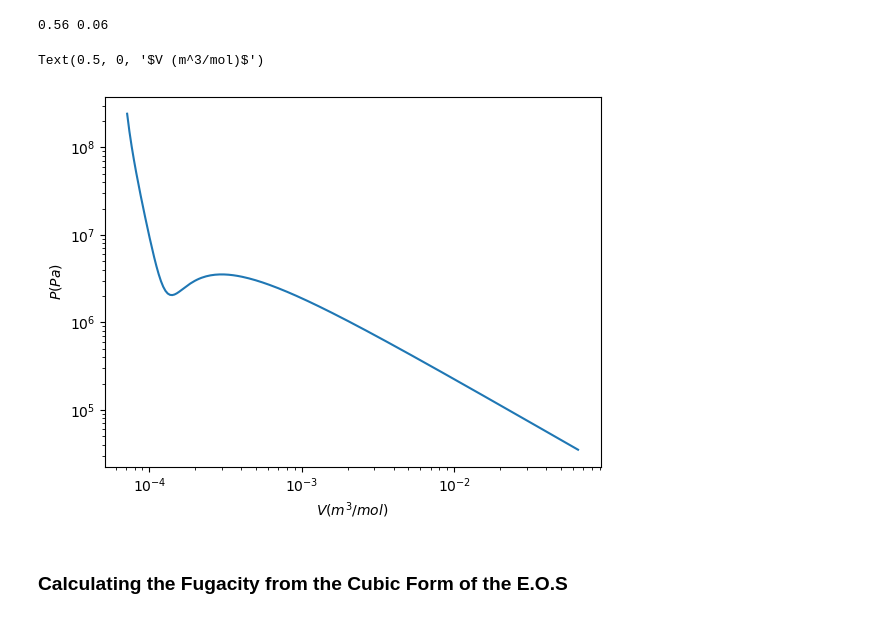
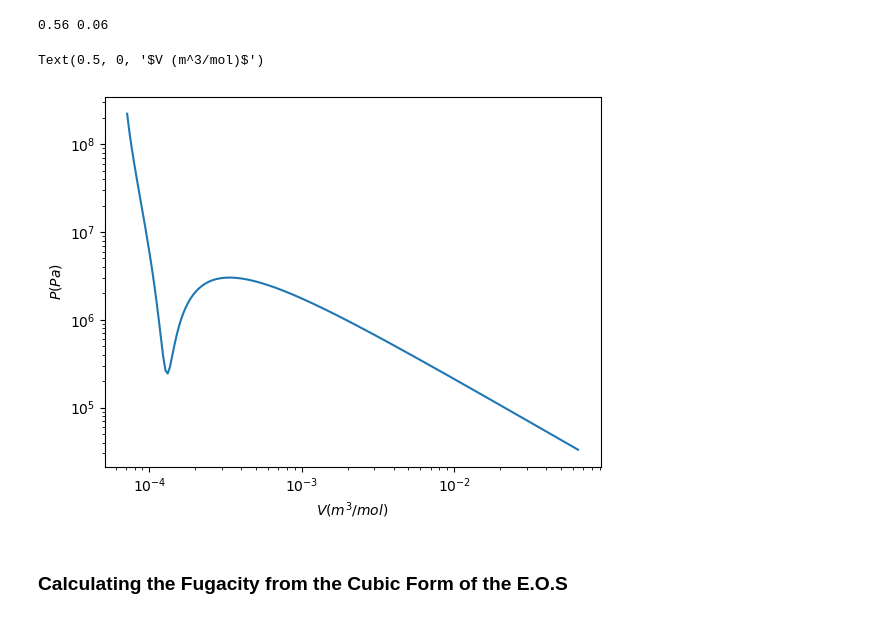
Before and after one commit to richardslaboratory/ChBE211_OER, a Jupyter notebook: _sources/Ch4/7.Constructing-Property-Diagrams.ipynb, the cells around one changed output. Cells and saved outputs as stored; diff of their text form; code cells hidden in the pictures.

```diff
--- a/_sources/Ch4/7.Constructing-Property-Diagrams.ipynb
+++ b/_sources/Ch4/7.Constructing-Property-Diagrams.ipynb
@@ -61,22 +61,22 @@ print('%3.2f'%a,'%3.2f'%(b*1000))
 # %%
 def VDW(V,T):
     '''
     V in m^3/mol
     T in K
 
     returns P in Pa
     '''
     return R*T/(V-b)-a/V**2
 
 V = np.logspace(np.log10(1.1*b), np.log10(1000*b),201)
-
-plt.plot(V,VDW(V, 0.9*Tc))
+T = 0.85*Tc
+plt.plot(V,VDW(V, T))
 plt.yscale('log')
 plt.xscale('log')
 plt.ylabel(r'$P (Pa)$')
 plt.xlabel(r'$V (m^3/mol)$')
 # %% [output]
 Text(0.5, 0, '$V (m^3/mol)$')
-[figure, old version]
+[figure, new version]
 # %% [markdown]
 ### Calculating the Fugacity from the Cubic Form of the E.O.S
```
Also changed, not shown: parts of 9 cells of this notebook, 20 other files.
